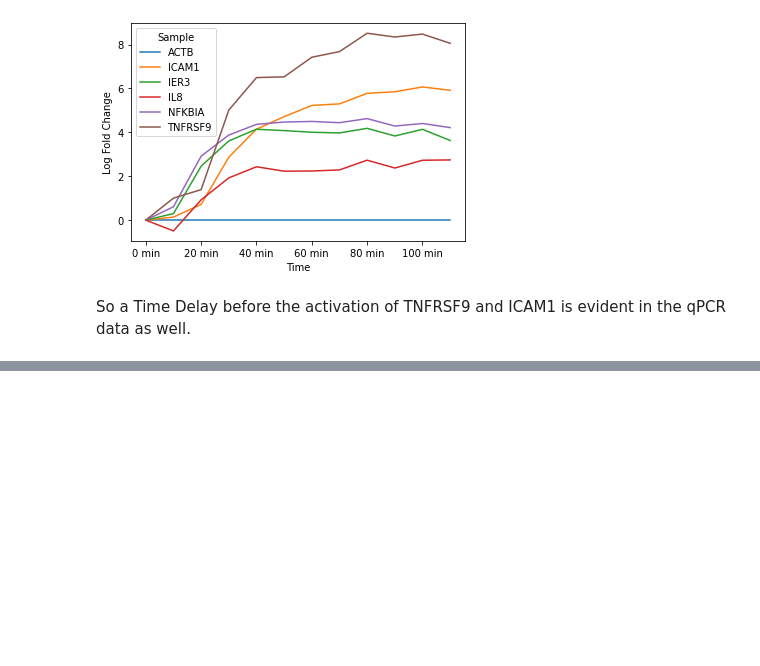
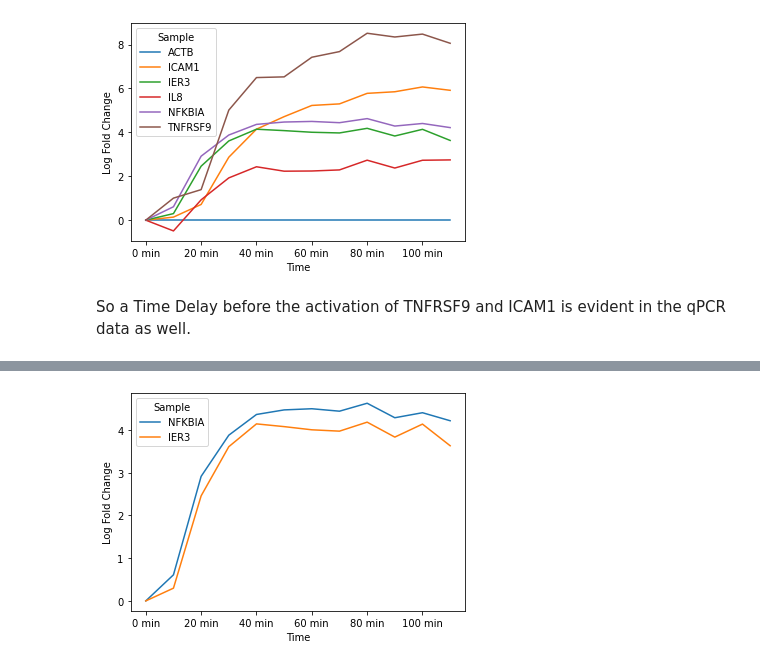
Before and after one commit to kanishkasthana/ChronoSeq, a Jupyter notebook: qPCR_validation_files/qPCR Analysis.ipynb, the cells around one changed output, grey strips where cells are left out. Cells and saved outputs as stored; diff of their text form; code cells hidden in the pictures; blank space fills up the shorter version.

```diff
--- a/qPCR_validation_files/qPCR Analysis.ipynb
+++ b/qPCR_validation_files/qPCR Analysis.ipynb
@@ -117,0 +133,5 @@ So a Time Delay before the activation of TNFRSF9 and ICAM1 is evident in the qPC
+# %%
+positive_ddct.T[["NFKBIA","IER3"]].plot(xlabel="Time", ylabel="Log Fold Change")
+plt.savefig("qPCR_GenePlots_Log_Fold_Validation_NFKBIA_IER3.svg", format='svg')
+# %% [output]
+[figure, added]
```
Also changed, not shown: parts of 3 cells of this notebook, 4 other files.
